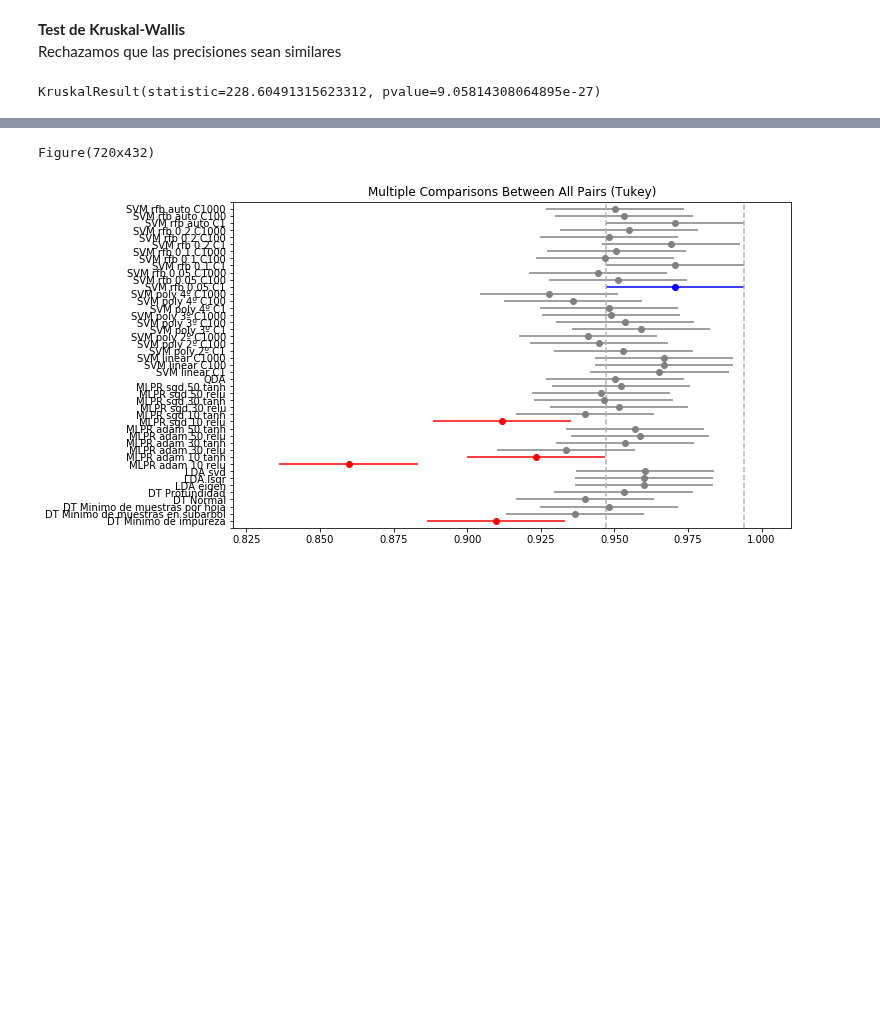
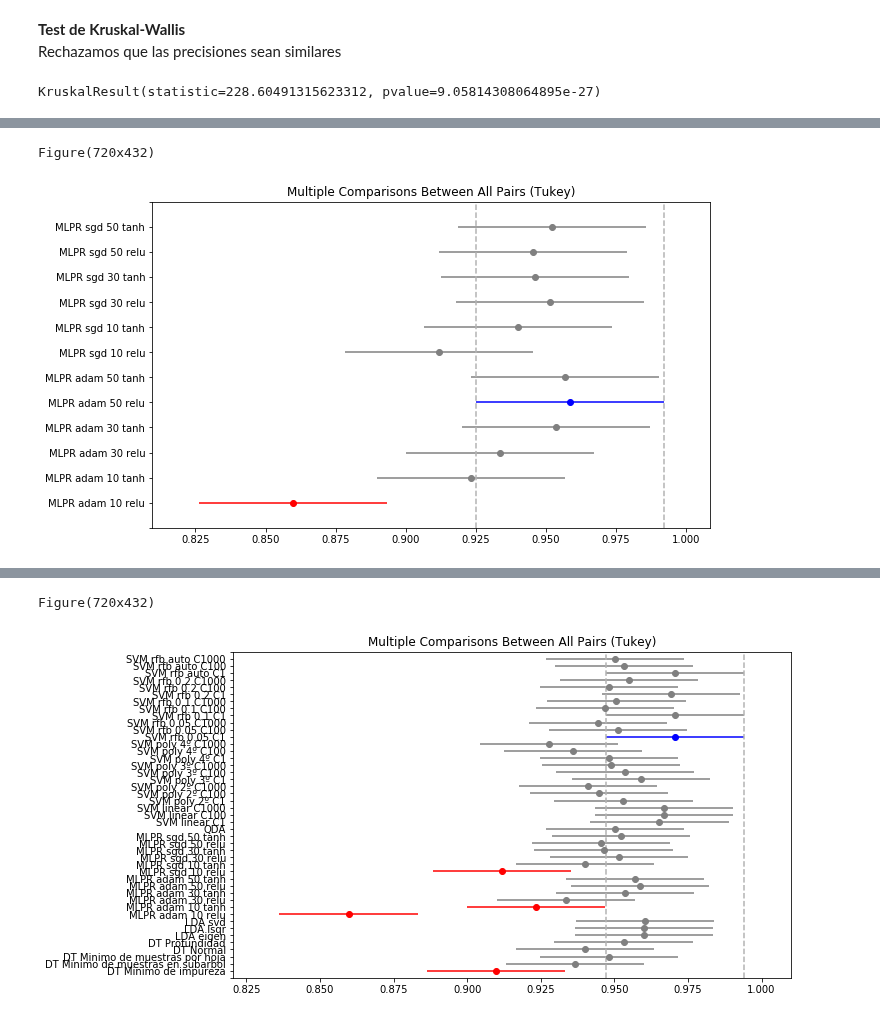
Before and after one commit to iagooteroc/int_computacional, a Jupyter notebook: p3_bcw.ipynb, the cells around one changed output, grey strips where cells are left out. Drawn from its saved outputs; the diff is of its cells as text; code cells hidden in the pictures; blank space fills up the shorter version.

```diff
--- a/p3_bcw.ipynb
+++ b/p3_bcw.ipynb
@@ -452,0 +475,5 @@ KruskalResult(statistic=228.60491315623312, pvalue=9.05814308064895e-27)
+# %%
+result, best_group = tukey_test(res_test, 33, 45, etiquetas)
+# %% [output]
+Figure(720x432)
+[figure, added]
```
Also changed, not shown: parts of 6 cells of this notebook, 1 other file.
